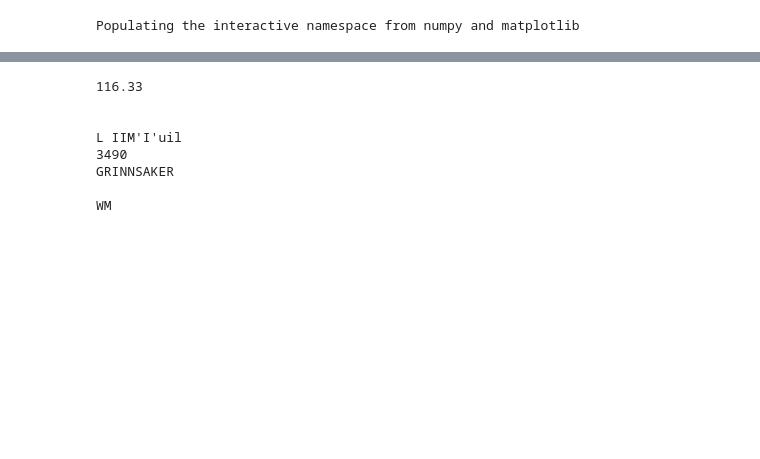
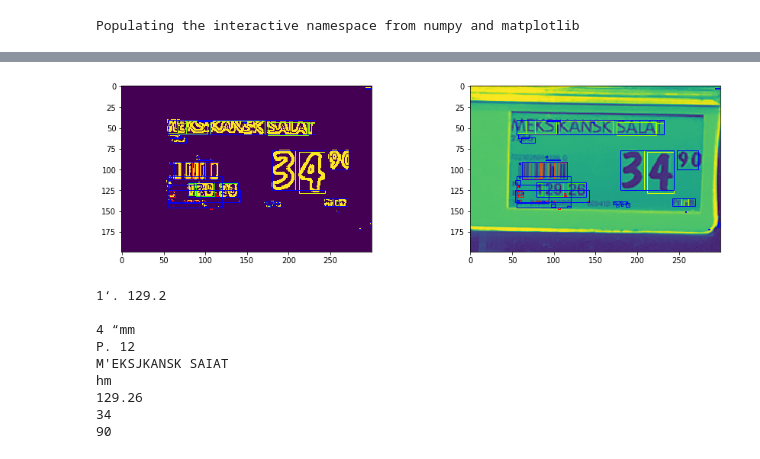
Before and after one commit to innovationgarage/price-tag-reader, a Jupyter notebook: spar-price-label.ipynb, the cells around one changed output, grey strips where cells are left out. Cells and saved outputs as stored; diff of their text form; code cells hidden in the pictures; blank space fills up the shorter version.

```diff
--- a/spar-price-label.ipynb
+++ b/spar-price-label.ipynb
@@ -131,7 +131,50 @@ fig.show()
+# %%
+def bbox2pos(b):
+    b = list(b)
+    b[2] += b[0]
+    b[3] += b[1]
+    return b
+
+def pos2bbox(p):
+    p = list(p)
+    p[2] -= p[0]
+    p[3] -= p[1]
+    return tuple(p)
+
+lineboxes = []
+for line in lines:
+    pos = bbox2pos(rects[line[0]])
+    for bidx in line[1:]:
+        p = bbox2pos(rects[bidx])
+        if p[0] < pos[0]:
+            pos[0] = p[0]
+        if p[1] < pos[1]:
+            pos[1] = p[1]
+        if p[2] > pos[2]:
+            pos[2] = p[2]
+        if p[3] > pos[0]:
+            pos[3] = p[3]
+    lineboxes.append(pos2bbox(pos))
+# %%
+def drawLineBoxes(ax):
+    cmap = plt.get_cmap("prism")
+    for b in lineboxes:
+        ax.add_patch(patches.Rectangle((b[0],b[1]),b[2],b[3], fill=False, edgecolor="blue"))
+
+fig, axs = plt.subplots(1,2, figsize=(15,4))
+axs = axs.flatten()
+axs[0].imshow(objgrads)
+axs[1].imshow(gray)
+for idx in (0, 1):
+    drawLines(axs[idx])
+    drawLineBoxes(axs[idx])
+    fig.show()
+# %% [output]
+[figure, added]
 # %%
 from PIL import Image
-for c in cnts:
-    (x, y, w, h) = cv2.boundingRect(c)
+for b in lineboxes:
+    (x, y, w, h) = b
     if w < 10 or h < 10: continue
     x -= 5
     y -= 5
@@ -141,11 +184,12 @@ for c in cnts:
     if not roi.shape[0] or not roi.shape[1]: continue
     print pytesseract.image_to_string(Image.fromarray(roi))
 # %% [output]
-116.33
+1‘. 129.2
 
-
-L IIM'I'uil
-3490
-GRINNSAKER
-
-WM
+4 “mm
+P. 12
+M'EKSJKANSK SAIAT
+hm
+129.26
+34
+90
```
Also changed, not shown: parts of 11 cells of this notebook.
